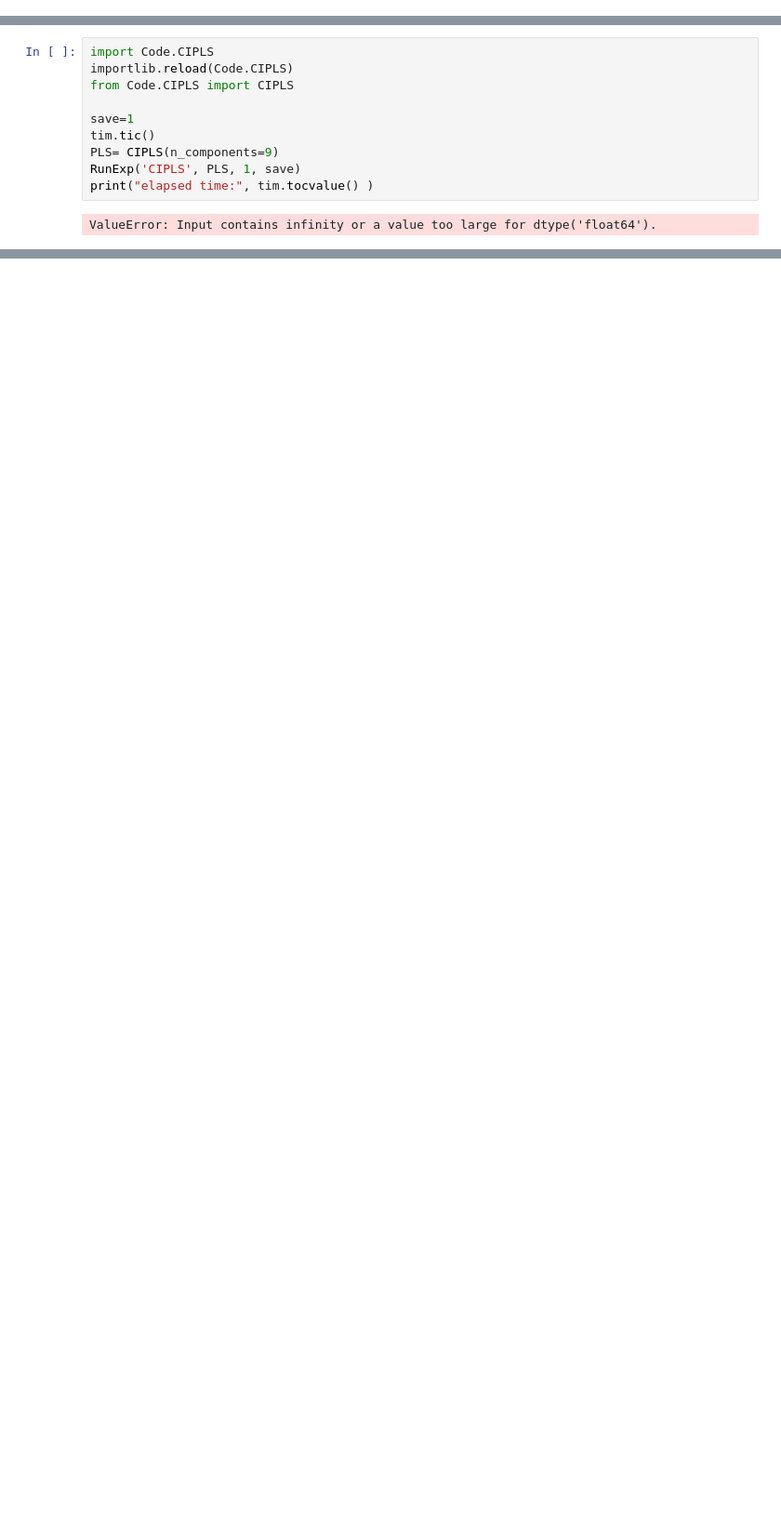
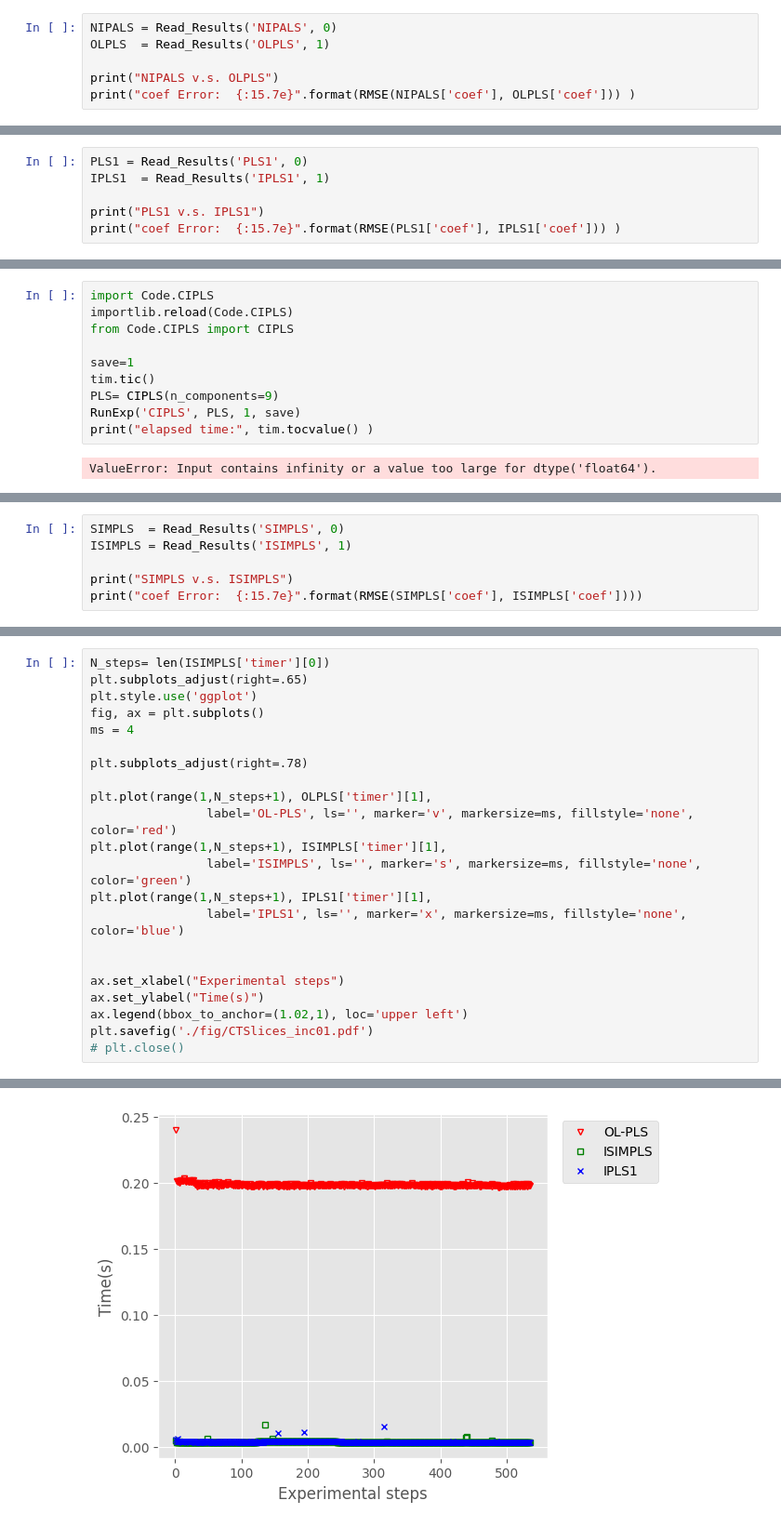
Before and after one commit to tachen90208/wiresstat-iplsreview, a Jupyter notebook: PLS1_CTSlice.ipynb, the cells around one changed output, grey strips where cells are left out. Shown at 93% size. Cells and saved outputs as stored; diff of their text form; blank space fills up the shorter version.

Commit message:
Update CV_CTSlices, PLS1_CTSlice, CV_merra2_ISVDPLS

```diff
--- a/PLS1_CTSlice.ipynb
+++ b/PLS1_CTSlice.ipynb
@@ -82,3 +94,9 @@ RunExp('OLPLS', PLS, 1, save)
 print("elapsed time:", tim.tocvalue() )
 # %% [output]
 elapsed time: 106.120006125886
+# %%
+NIPALS = Read_Results('NIPALS', 0)
+OLPLS  = Read_Results('OLPLS', 1)
+
+print("NIPALS v.s. OLPLS")
+print("coef Error:  {:15.7e}".format(RMSE(NIPALS['coef'], OLPLS['coef'])) )
@@ -106,3 +127,9 @@ RunExp('IPLS1', PLS, 1, save)
 print("elapsed time:", tim.tocvalue() )
 # %% [output]
 elapsed time: 2.0642851940356195
+# %%
+PLS1 = Read_Results('PLS1', 0)
+IPLS1  = Read_Results('IPLS1', 1)
+
+print("PLS1 v.s. IPLS1")
+print("coef Error:  {:15.7e}".format(RMSE(PLS1['coef'], IPLS1['coef'])) )
@@ -144,0 +175,6 @@ elapsed time: 1.9912926298566163
+# %%
+SIMPLS  = Read_Results('SIMPLS', 0)
+ISIMPLS = Read_Results('ISIMPLS', 1)
+
+print("SIMPLS v.s. ISIMPLS")
+print("coef Error:  {:15.7e}".format(RMSE(SIMPLS['coef'], ISIMPLS['coef'])))
@@ -144,0 +184,23 @@ elapsed time: 1.9912926298566163
+# %%
+N_steps= len(ISIMPLS['timer'][0])
+plt.subplots_adjust(right=.65)
+plt.style.use('ggplot')
+fig, ax = plt.subplots()
+ms = 4
+
+plt.subplots_adjust(right=.78)
+
+plt.plot(range(1,N_steps+1), OLPLS['timer'][1],
+                label='OL-PLS', ls='', marker='v', markersize=ms, fillstyle='none', color='red')
+plt.plot(range(1,N_steps+1), ISIMPLS['timer'][1],
+                label='ISIMPLS', ls='', marker='s', markersize=ms, fillstyle='none', color='green')
+plt.plot(range(1,N_steps+1), IPLS1['timer'][1],
+                label='IPLS1', ls='', marker='x', markersize=ms, fillstyle='none', color='blue')
+
+
+ax.set_xlabel("Experimental steps")
+ax.set_ylabel("Time(s)")
+ax.legend(bbox_to_anchor=(1.02,1), loc='upper left')
+plt.savefig('./fig/CTSlices_inc01.pdf')
+# plt.close()
+# %% [output]
@@ -144,0 +208 @@ elapsed time: 1.9912926298566163
+[figure, added]
```
Also changed, not shown: parts of 11 cells of this notebook, 2 other files.
